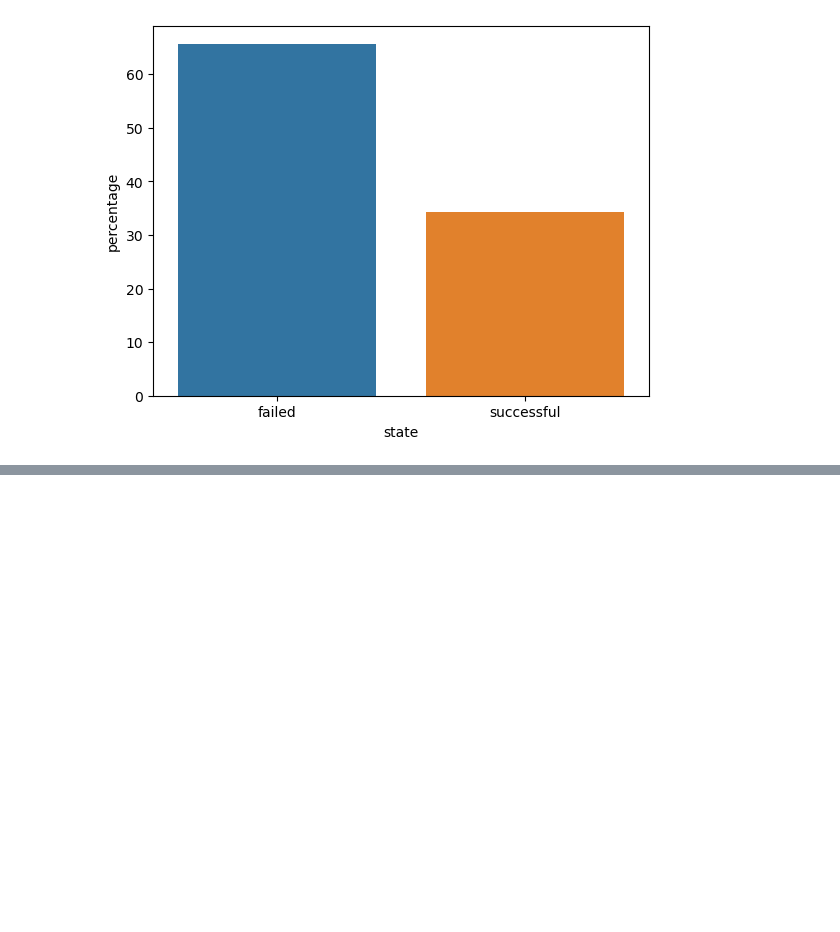
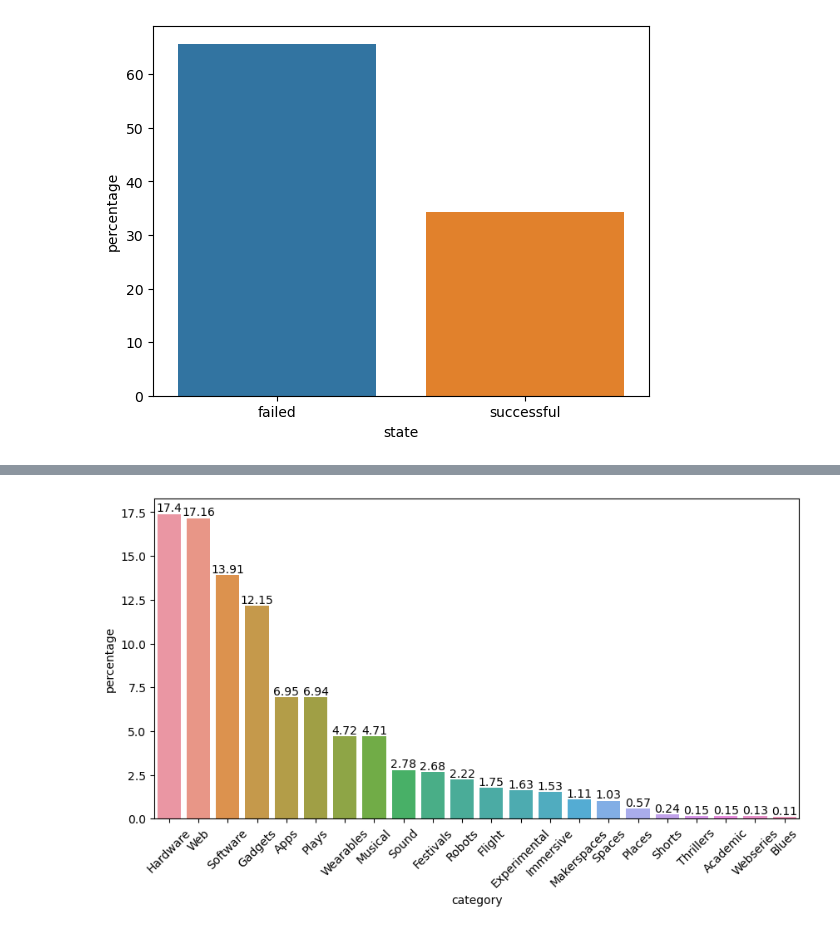
Before and after one commit to patilpushkarp/kickstarter-analysis, a Jupyter notebook: kick/docs/eda/univariate_analysis.ipynb, the cells around one changed output, grey strips where cells are left out. Cells and saved outputs as stored; diff of their text form; code cells hidden in the pictures; blank space fills up the shorter version.

```diff
--- a/kick/docs/eda/univariate_analysis.ipynb
+++ b/kick/docs/eda/univariate_analysis.ipynb
@@ -52,0 +56,8 @@ sns.barplot(get_value_counts(df, 'country'), x='country', y='percentage')
+# %%
+plt.figure(figsize=(10,5))
+plt.xticks(rotation=45)
+ax = sns.barplot(get_value_counts(df, 'category'), x='category', y='percentage')
+for container in ax.containers:
+    ax.bar_label(container)
+# %% [output]
+[figure, added]
```
Also changed, not shown: parts of 3 cells of this notebook, 4 other files.
